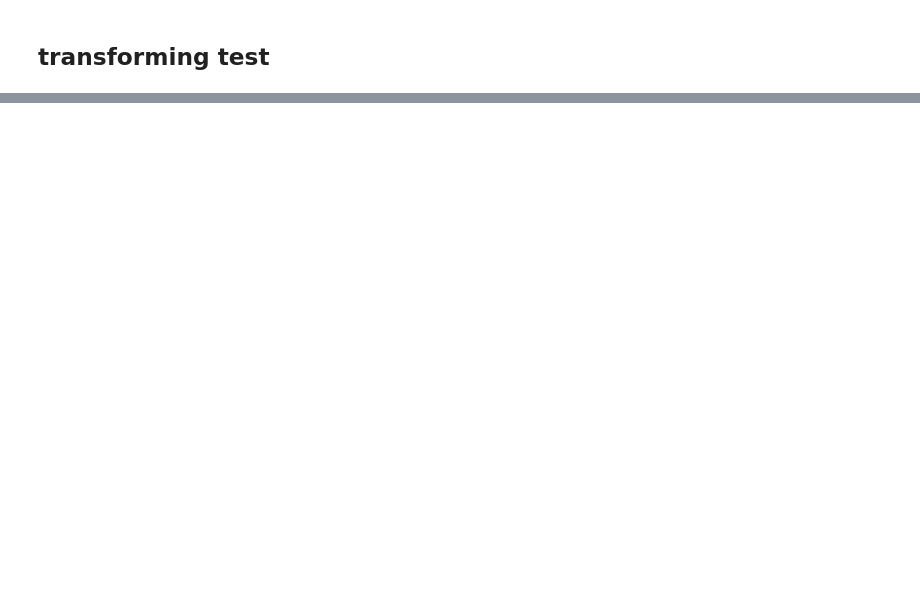
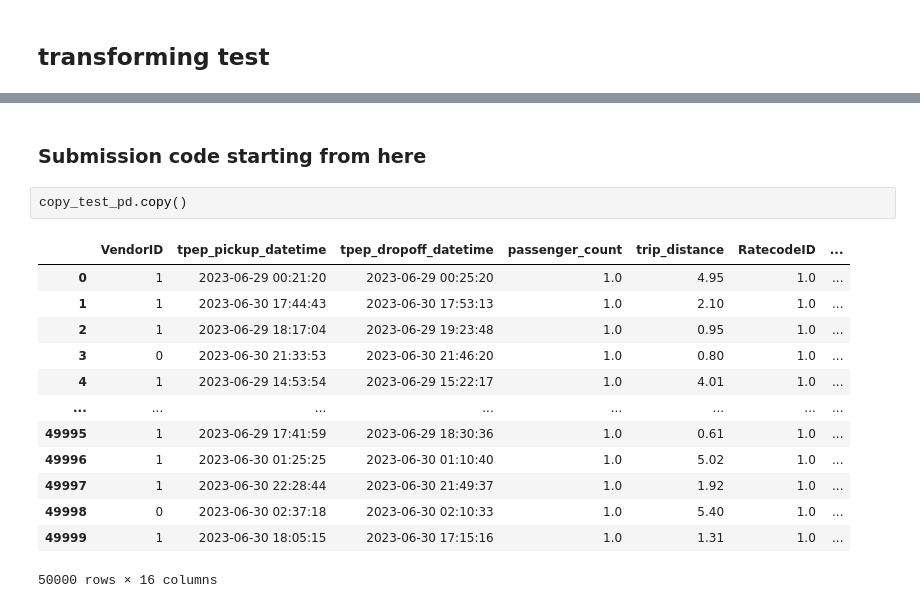
Before and after one commit to aniketkalra11/basic_kaggle_practice, a Jupyter notebook: texi_guru/texi_guru_v2.ipynb, the cells around one changed output, grey strips where cells are left out. Cells and saved outputs as stored; diff of their text form; blank space fills up the shorter version.

```diff
--- a/texi_guru/texi_guru_v2.ipynb
+++ b/texi_guru/texi_guru_v2.ipynb
@@ -474,0 +699,18 @@ lin_reg_pipeline.score(x_test, y_test)
+# %% [markdown]
+### Submission code starting from here
+# %%
+copy_test_pd.copy()
+# %% [output]
+|  | VendorID | tpep_pickup_datetime | tpep_dropoff_datetime | passenger_count | trip_distance | RatecodeID | ... |
+| 0 | 1 | 2023-06-29 00:21:20 | 2023-06-29 00:25:20 | 1.0 | 4.95 | 1.0 | ... |
+| 1 | 1 | 2023-06-30 17:44:43 | 2023-06-30 17:53:13 | 1.0 | 2.10 | 1.0 | ... |
+| 2 | 1 | 2023-06-29 18:17:04 | 2023-06-29 19:23:48 | 1.0 | 0.95 | 1.0 | ... |
+| 3 | 0 | 2023-06-30 21:33:53 | 2023-06-30 21:46:20 | 1.0 | 0.80 | 1.0 | ... |
+| 4 | 1 | 2023-06-29 14:53:54 | 2023-06-29 15:22:17 | 1.0 | 4.01 | 1.0 | ... |
+| ... | ... | ... | ... | ... | ... | ... | ... |
+| 49995 | 1 | 2023-06-29 17:41:59 | 2023-06-29 18:30:36 | 1.0 | 0.61 | 1.0 | ... |
+| 49996 | 1 | 2023-06-30 01:25:25 | 2023-06-30 01:10:40 | 1.0 | 5.02 | 1.0 | ... |
+| 49997 | 1 | 2023-06-30 22:28:44 | 2023-06-30 21:49:37 | 1.0 | 1.92 | 1.0 | ... |
+| 49998 | 0 | 2023-06-30 02:37:18 | 2023-06-30 02:10:33 | 1.0 | 5.40 | 1.0 | ... |
+| 49999 | 1 | 2023-06-30 18:05:15 | 2023-06-30 17:15:16 | 1.0 | 1.31 | 1.0 | ... |
+50000 rows × 16 columns
```
Also changed, not shown: parts of 40 cells of this notebook, 4 other files.
